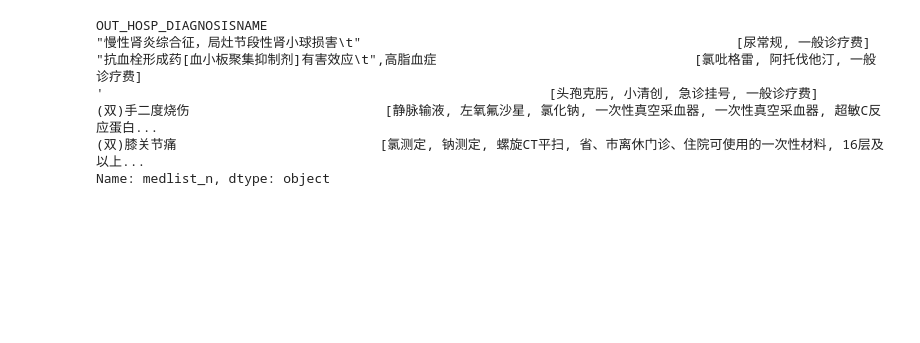
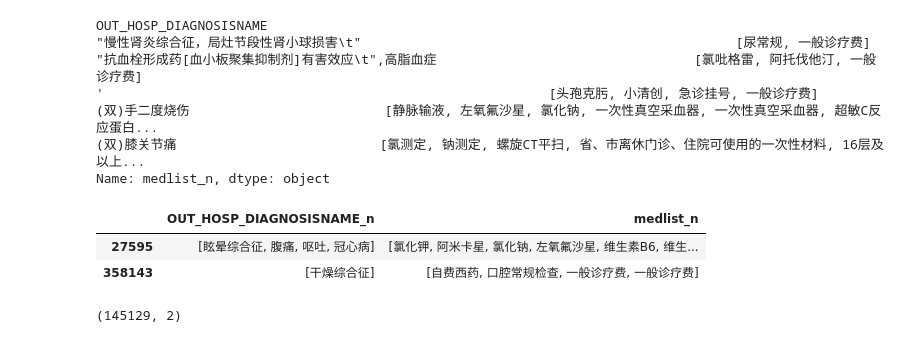
Before and after one commit to mayi140611/mayiutils, a Jupyter notebook: aawork/proj4/data_explore.ipynb, the cells around one changed output. Cells and saved outputs as stored; diff of their text form; code cells hidden in the pictures; blank space fills up the shorter version.

```diff
--- a/aawork/proj4/data_explore.ipynb
+++ b/aawork/proj4/data_explore.ipynb
@@ -171,3 +171,15 @@ Name: medlist_n, dtype: object
 df2 = df1.drop_duplicates(['OUT_HOSP_DIAGNOSISNAME'])
 del df2['medlist_n']
 pd.merge(df2, dft, left_on='OUT_HOSP_DIAGNOSISNAME', right_index=True)[['OUT_HOSP_DIAGNOSISNAME_n', 'medlist_n']].to_pickle('data_ready.pkl')
+# %%
+df2 = pd.merge(df2, dft, left_on='OUT_HOSP_DIAGNOSISNAME', right_index=True)[['OUT_HOSP_DIAGNOSISNAME_n', 'medlist_n']]
+
+df2.sample(2)
+# %% [output]
+|  | OUT_HOSP_DIAGNOSISNAME_n | medlist_n |
+| 27595 | [眩晕综合征, 腹痛, 呕吐, 冠心病] | [氯化钾, 阿米卡星, 氯化钠, 左氧氟沙星, 维生素B6, 维生... |
+| 358143 | [干燥综合征] | [自费西药, 口腔常规检查, 一般诊疗费, 一般诊疗费] |
+# %%
+df2.shape
+# %% [output]
+(145129, 2)
```
Also changed, not shown: parts of 5 cells of this notebook, 2 other files.
